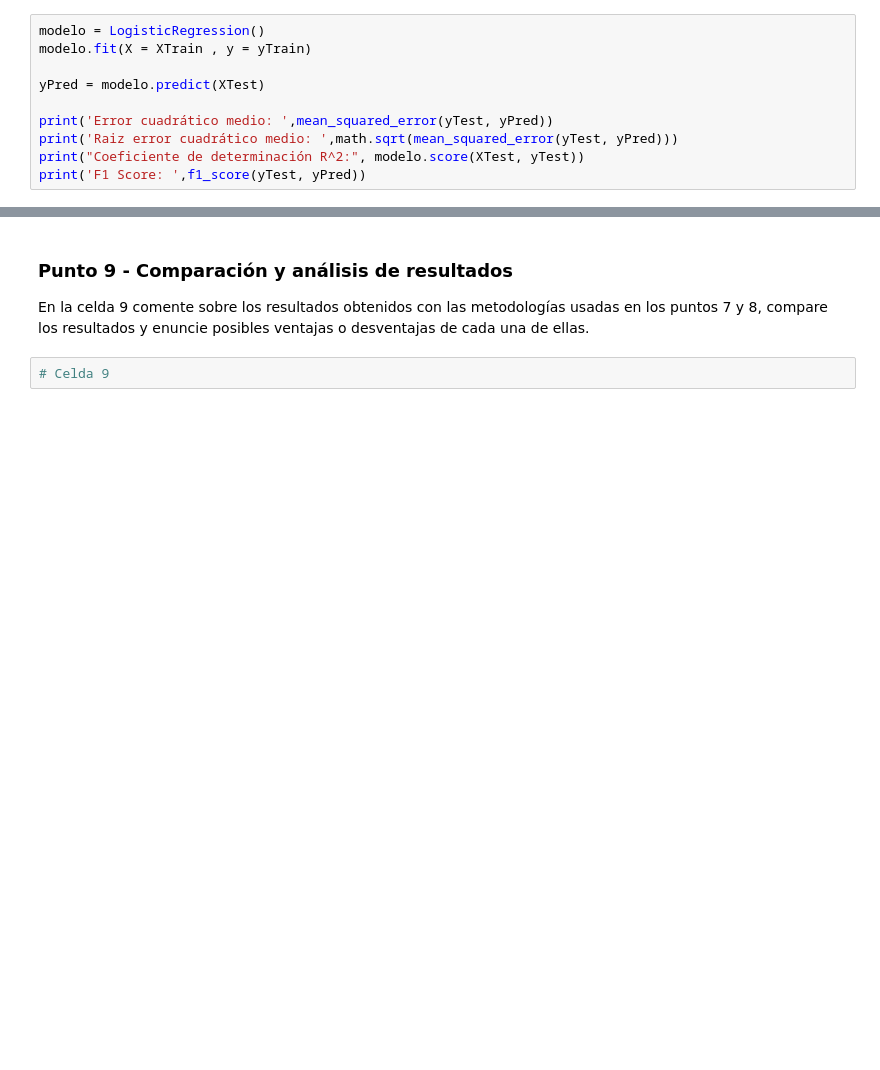
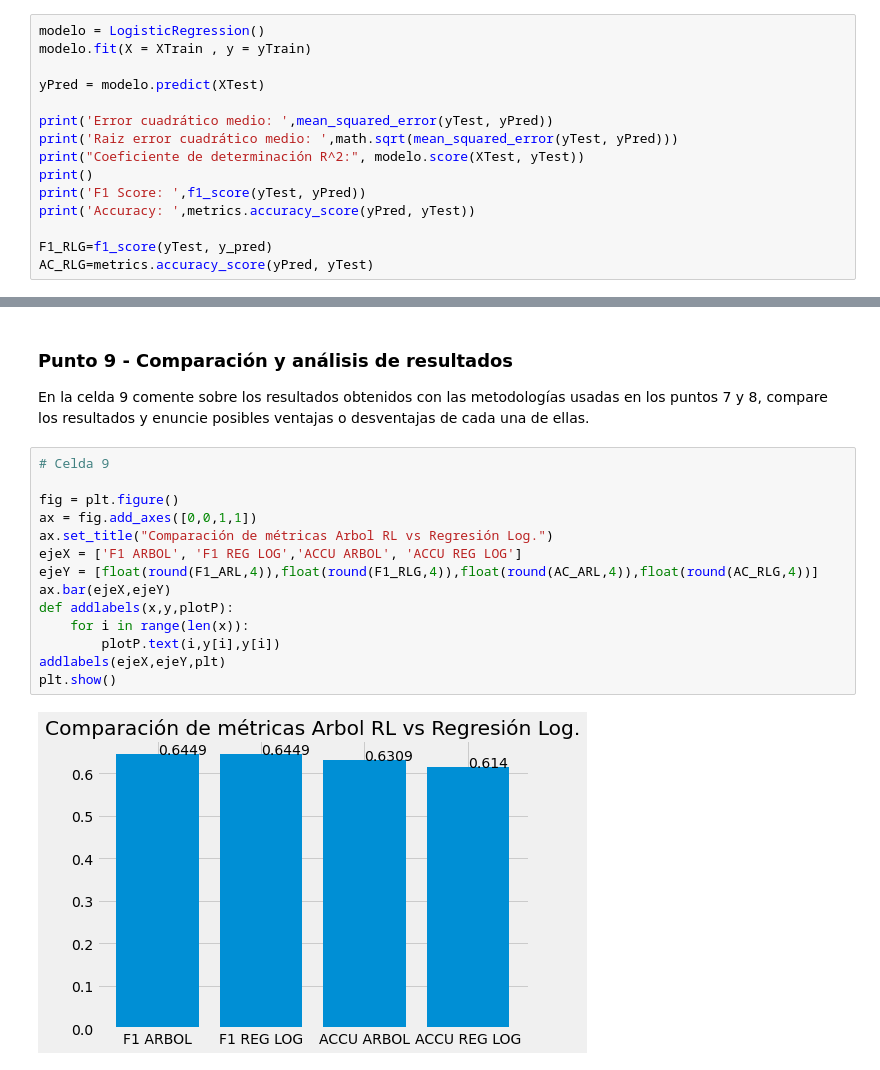
Before and after one commit to yovany/MIAD_ML_and_NLP, a Jupyter notebook: Semana 1/S1TC1_arboles_ensamblajes(entregable).ipynb, the cells around one changed output, grey strips where cells are left out. Drawn from its saved outputs; the diff is of its cells as text; blank space fills up the shorter version.

```diff
--- a/Semana 1/S1TC1_arboles_ensamblajes(entregable).ipynb
+++ b/Semana 1/S1TC1_arboles_ensamblajes(entregable).ipynb
@@ -396,7 +408,12 @@ yPred = modelo.predict(XTest)
 print('Error cuadrático medio: ',mean_squared_error(yTest, yPred))
 print('Raiz error cuadrático medio: ',math.sqrt(mean_squared_error(yTest, yPred)))
 print("Coeficiente de determinación R^2:", modelo.score(XTest, yTest))
+print()
 print('F1 Score: ',f1_score(yTest, yPred))
+print('Accuracy: ',metrics.accuracy_score(yPred, yTest))
+
+F1_RLG=f1_score(yTest, y_pred)
+AC_RLG=metrics.accuracy_score(yPred, yTest)
 # %% [output]
 Error cuadrático medio:  0.386
 Raiz error cuadrático medio:  0.6212889826803627
@@ -527,5 +713,19 @@ En la celda 8 elabore un ensamble con la metodología de **Votación ponderada**
 # %% [markdown]
 ### Punto 9 - Comparación y análisis de resultados
 En la celda 9 comente sobre los resultados obtenidos con las metodologías usadas en los puntos 7 y 8, compare los resultados y enuncie posibles ventajas o desventajas de cada una de ellas.
-# %%
-# Celda 9
+# %%
+# Celda 9
+
+fig = plt.figure()
+ax = fig.add_axes([0,0,1,1])
+ax.set_title("Comparación de métricas Arbol RL vs Regresión Log.")
+ejeX = ['F1 ARBOL', 'F1 REG LOG','ACCU ARBOL', 'ACCU REG LOG']
+ejeY = [float(round(F1_ARL,4)),float(round(F1_RLG,4)),float(round(AC_ARL,4)),float(round(AC_RLG,4))]
+ax.bar(ejeX,ejeY)
+def addlabels(x,y,plotP):
+    for i in range(len(x)):
+        plotP.text(i,y[i],y[i])
+addlabels(ejeX,ejeY,plt)
+plt.show()
+# %% [output]
+[figure, added]
```
Also changed, not shown: parts of 21 cells of this notebook.
